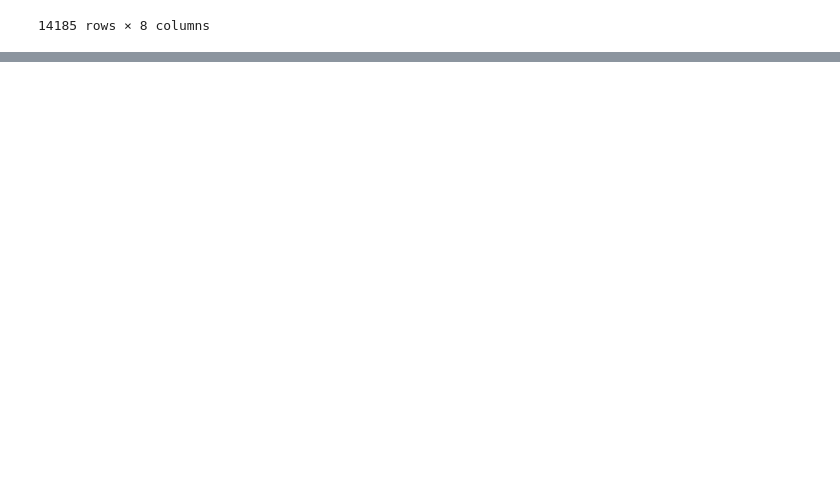
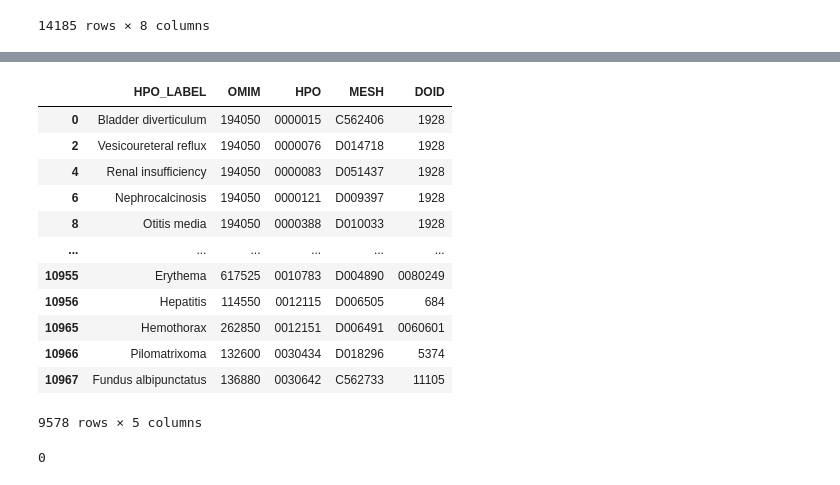
Before and after one commit to gabrielcerono/hpo_updater, a Jupyter notebook: Untitled.ipynb, the cells around one changed output, grey strips where cells are left out. Drawn from its saved outputs; the diff is of its cells as text; code cells hidden in the pictures; blank space fills up the shorter version.

```diff
--- a/Untitled.ipynb
+++ b/Untitled.ipynb
@@ -518,0 +553,16 @@ hpo_spoke_annot_orpha.to_csv('hpo_spoke_annot_orpha.csv')
+# %%
+hpo_mesh_edge_to_omim_do
+# %% [output]
+|  | HPO_LABEL | OMIM | HPO | MESH | DOID |
+| 0 | Bladder diverticulum | 194050 | 0000015 | C562406 | 1928 |
+| 2 | Vesicoureteral reflux | 194050 | 0000076 | D014718 | 1928 |
+| 4 | Renal insufficiency | 194050 | 0000083 | D051437 | 1928 |
+| 6 | Nephrocalcinosis | 194050 | 0000121 | D009397 | 1928 |
+| 8 | Otitis media | 194050 | 0000388 | D010033 | 1928 |
+| ... | ... | ... | ... | ... | ... |
+| 10955 | Erythema | 617525 | 0010783 | D004890 | 0080249 |
+| 10956 | Hepatitis | 114550 | 0012115 | D006505 | 684 |
+| 10965 | Hemothorax | 262850 | 0012151 | D006491 | 0060601 |
+| 10966 | Pilomatrixoma | 132600 | 0030434 | D018296 | 5374 |
+| 10967 | Fundus albipunctatus | 136880 | 0030642 | C562733 | 11105 |
+9578 rows × 5 columns
@@ -518,0 +571,4 @@ hpo_spoke_annot_orpha.to_csv('hpo_spoke_annot_orpha.csv')
+# %%
+concatenado.duplicated().sum()
+# %% [output]
+0
```
Also changed, not shown: parts of 6 cells of this notebook, 1 other file.
